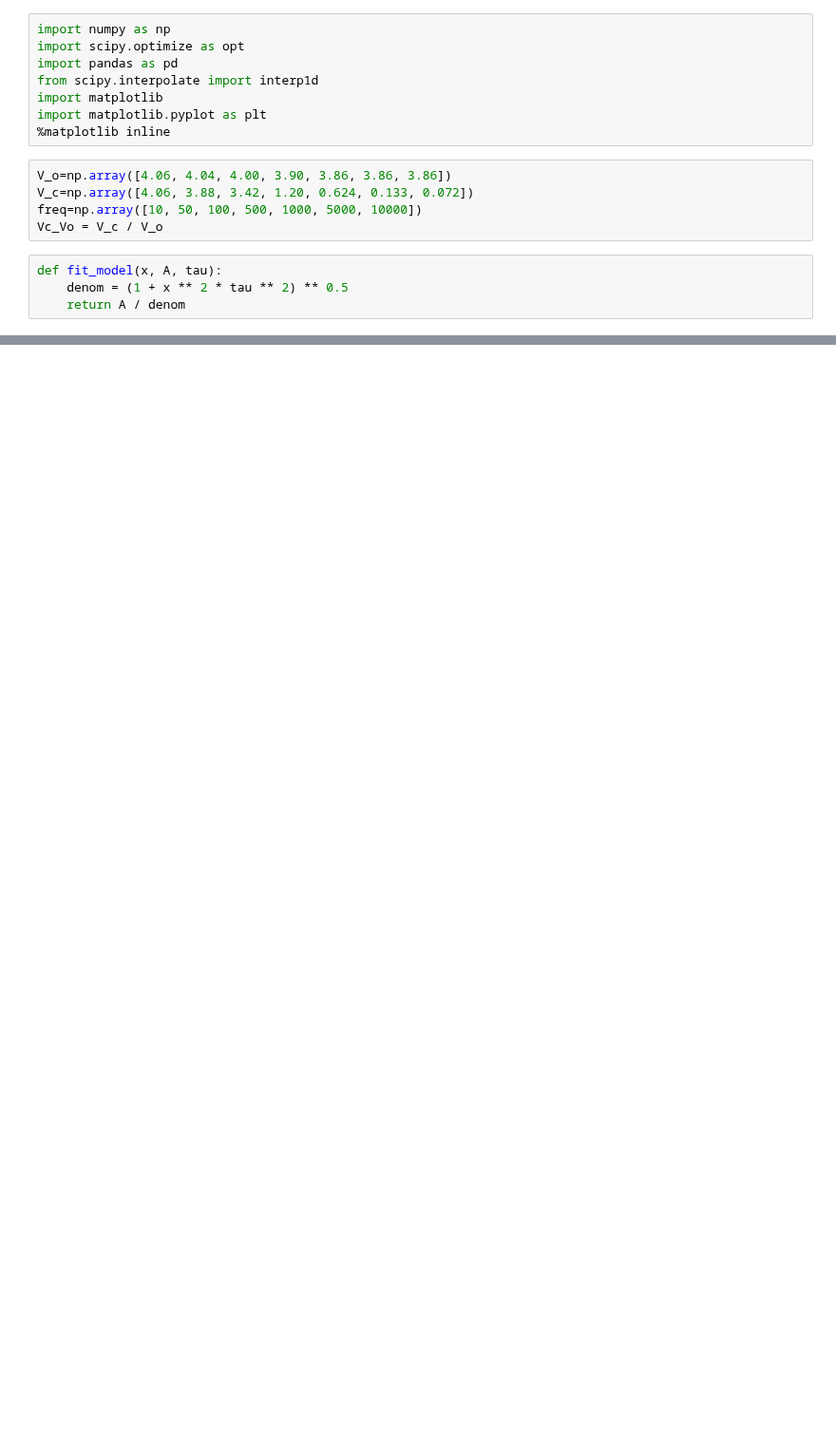
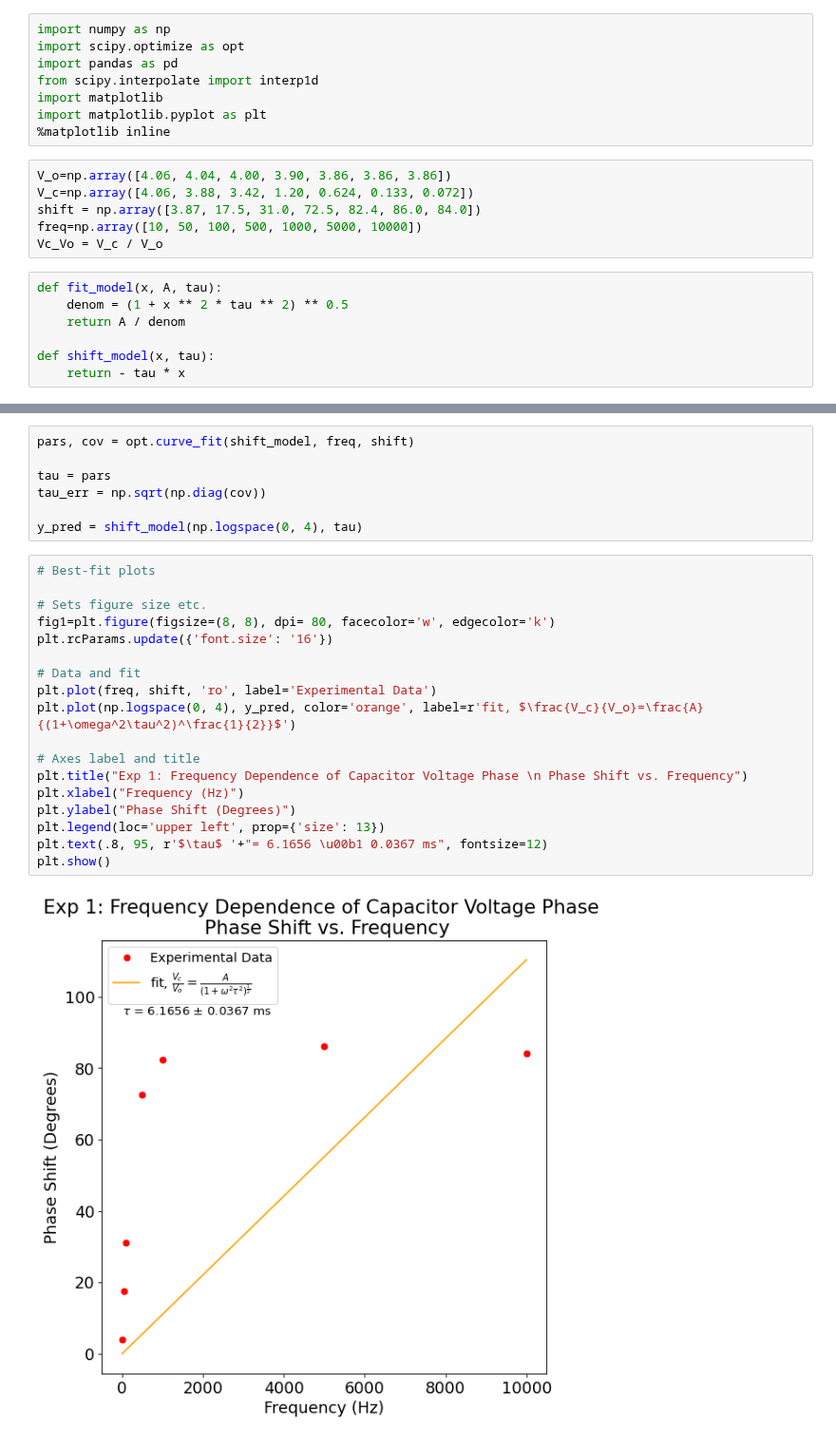
Before and after one commit to matthew-ding/physics5bl, a Jupyter notebook: Lab9/Lab10 Exp1.ipynb, the cells around one changed output, grey strips where cells are left out. Shown at 95% size. Saved outputs shown, nothing was run; the diff lists cells and outputs as text; blank space fills up the shorter version.

```diff
--- a/Lab9/Lab10 Exp1.ipynb
+++ b/Lab9/Lab10 Exp1.ipynb
@@ -9,10 +9,14 @@ import matplotlib.pyplot as plt
 # %%
 V_o=np.array([4.06, 4.04, 4.00, 3.90, 3.86, 3.86, 3.86])
 V_c=np.array([4.06, 3.88, 3.42, 1.20, 0.624, 0.133, 0.072])
+shift = np.array([3.87, 17.5, 31.0, 72.5, 82.4, 86.0, 84.0])
 freq=np.array([10, 50, 100, 500, 1000, 5000, 10000])
 Vc_Vo = V_c / V_o
 # %%
 def fit_model(x, A, tau):
     denom = (1 + x ** 2 * tau ** 2) ** 0.5
     return A / denom
+
+def shift_model(x, tau):
+    return - tau * x
 # %%
@@ -43,0 +52,27 @@ plt.show()
+# %%
+pars, cov = opt.curve_fit(shift_model, freq, shift)
+
+tau = pars
+tau_err = np.sqrt(np.diag(cov))
+
+y_pred = shift_model(np.logspace(0, 4), tau)
+# %%
+# Best-fit plots
+
+# Sets figure size etc.
+fig1=plt.figure(figsize=(8, 8), dpi= 80, facecolor='w', edgecolor='k')
+plt.rcParams.update({'font.size': '16'})
+
+# Data and fit
+plt.plot(freq, shift, 'ro', label='Experimental Data')
+plt.plot(np.logspace(0, 4), y_pred, color='orange', label=r'fit, $\frac{V_c}{V_o}=\frac{A}{(1+\omega^2\tau^2)^\frac{1}{2}}$')
+
+# Axes label and title
+plt.title("Exp 1: Frequency Dependence of Capacitor Voltage Phase \n Phase Shift vs. Frequency")
+plt.xlabel("Frequency (Hz)")
+plt.ylabel("Phase Shift (Degrees)")
+plt.legend(loc='upper left', prop={'size': 13})
+plt.text(.8, 95, r'$\tau$ '+"= 6.1656 \u00b1 0.0367 ms", fontsize=12)
+plt.show()
+# %% [output]
+[figure, added]
```
Also changed, not shown: parts of 3 cells of this notebook, 1 other file.
